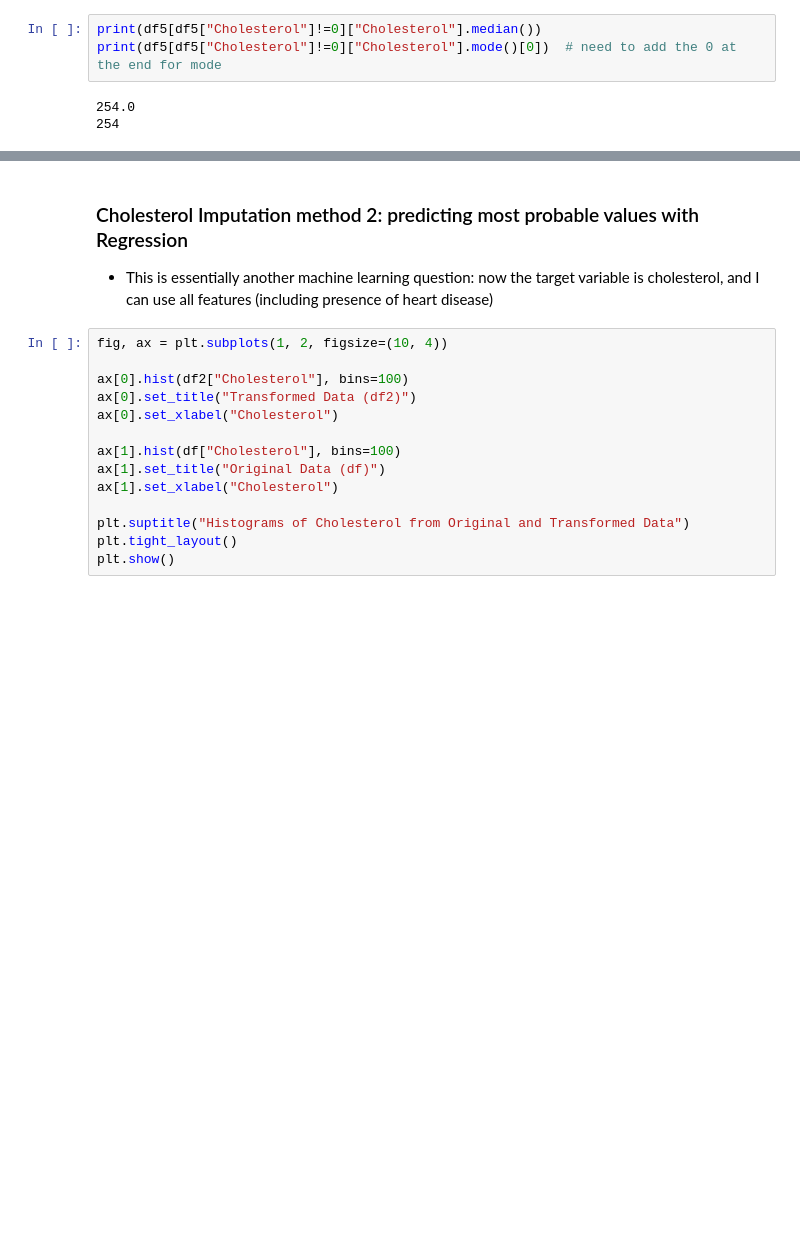
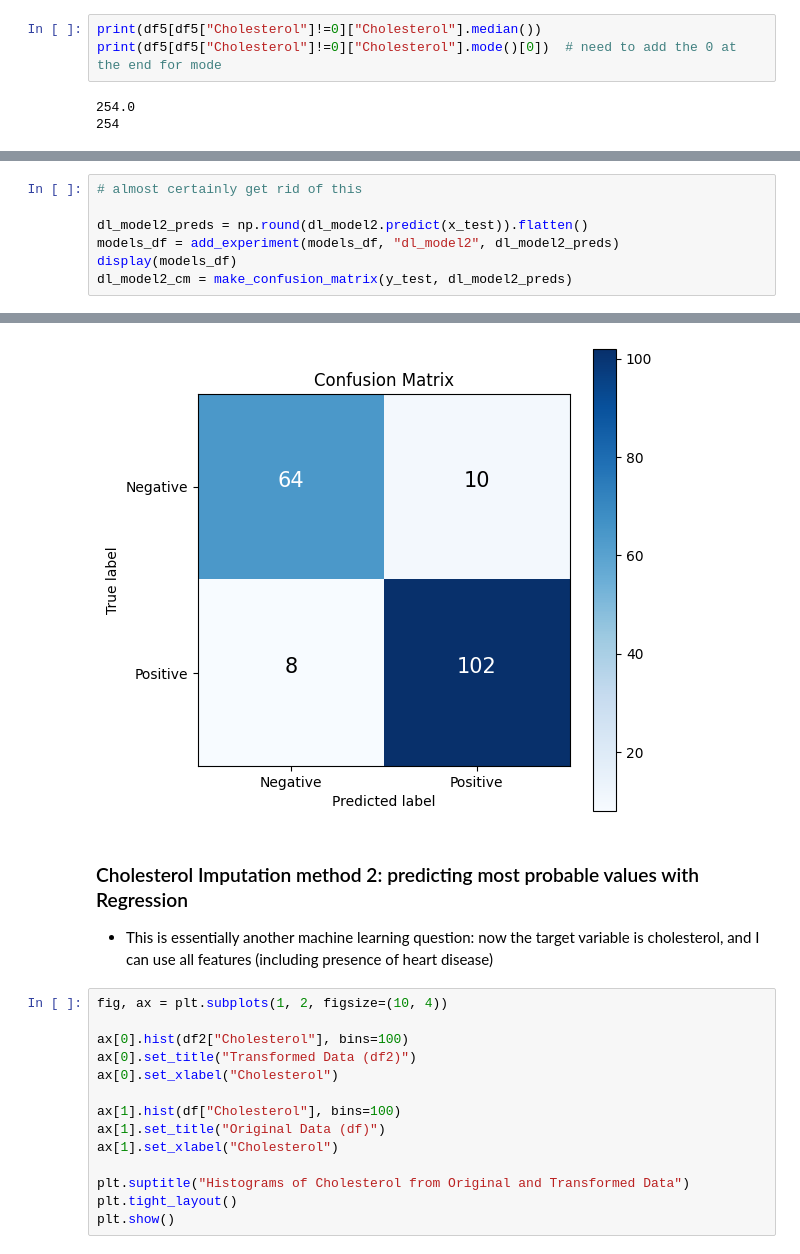
Before and after one commit to nripstein/Heart-Disease-Prediction, a Jupyter notebook: heart failure prediction notebook.ipynb, the cells around one changed output, grey strips where cells are left out. Cells and saved outputs as stored; diff of their text form; blank space fills up the shorter version.

```diff
--- a/heart failure prediction notebook.ipynb
+++ b/heart failure prediction notebook.ipynb
@@ -1201,0 +1401,8 @@ ValueError: Found input variables with inconsistent numbers of samples: [184, 15
+# %%
+# almost certainly get rid of this
+
+dl_model2_preds = np.round(dl_model2.predict(x_test)).flatten()
+models_df = add_experiment(models_df, "dl_model2", dl_model2_preds)
+display(models_df)
+dl_model2_cm = make_confusion_matrix(y_test, dl_model2_preds)
+# %% [output]
@@ -1202,3 +1427,4 @@ ValueError: Found input variables with inconsistent numbers of samples: [184, 15
+[figure, added]
 # %% [markdown]
 ### Cholesterol Imputation method 2: predicting most probable values with Regression
 - This is essentially another machine learning question: now the target variable is cholesterol, and I can use all features (including presence of heart disease)
```
Also changed, not shown: parts of 33 cells of this notebook.
